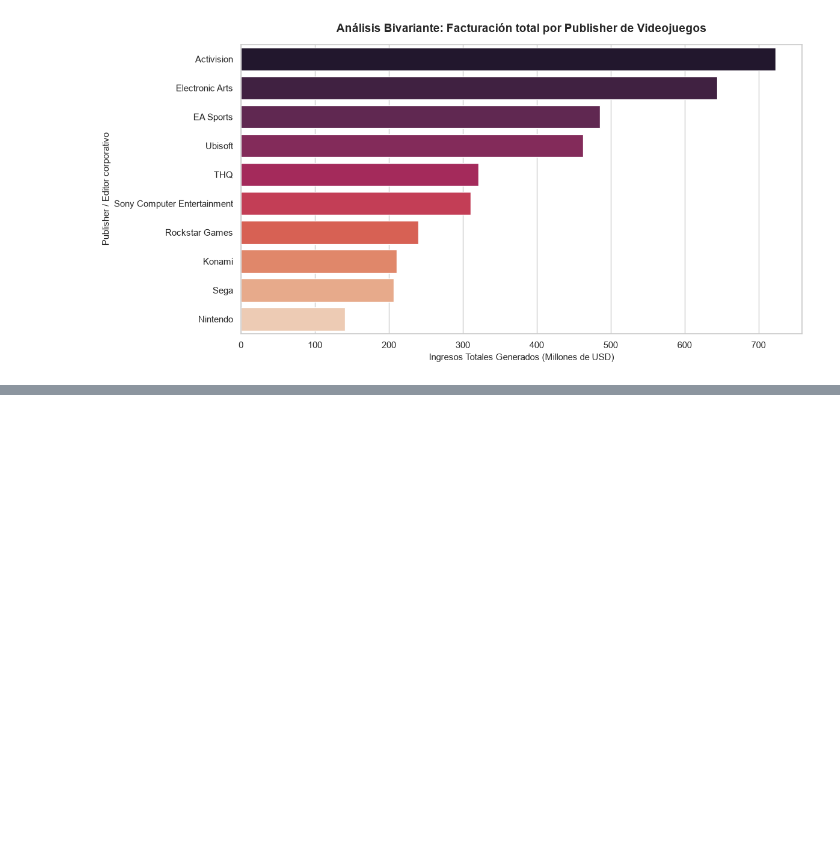
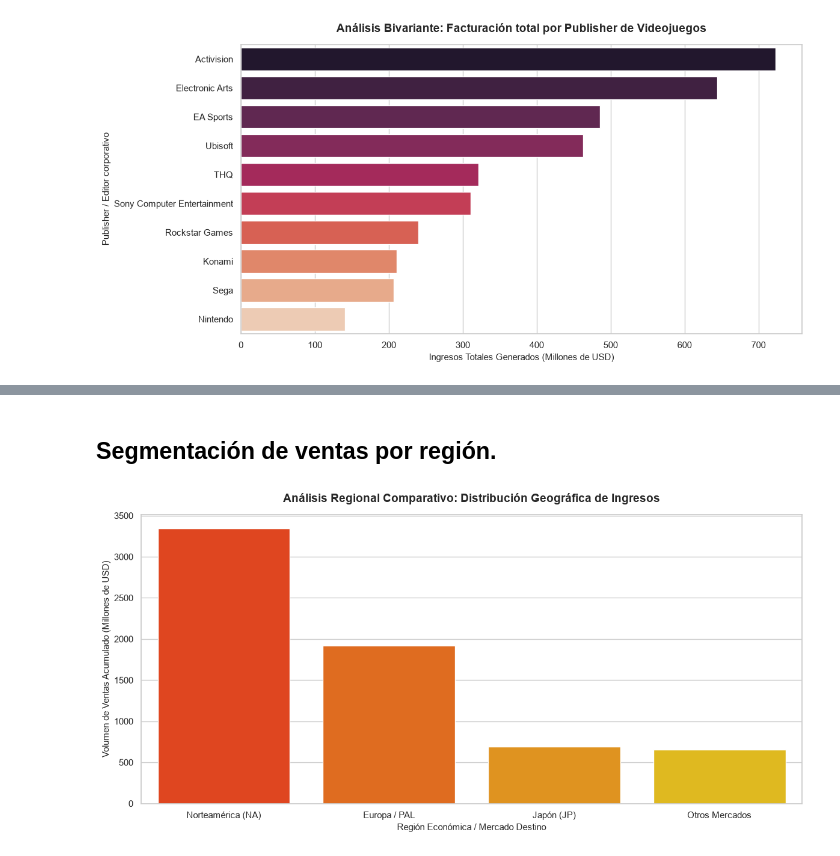
Before and after one commit to alvarodc093-pixel/Eda-Games, a Jupyter notebook: Notebook/Preprocesamiento.ipynb, the cells around one changed output, grey strips where cells are left out. Drawn from its saved outputs; the diff is of its cells as text; code cells hidden in the pictures; blank space fills up the shorter version.

```diff
--- a/Notebook/Preprocesamiento.ipynb
+++ b/Notebook/Preprocesamiento.ipynb
@@ -437,0 +539,38 @@ plt.show()
+# %% [markdown]
+## Segmentación de ventas por región.
+# %%
+plt.figure(figsize=(12, 6))
+
+# Cruza múltiples variables geográficas contra el volumen total de ingresos
+regiones = {
+    "Norteamérica (NA)": df["na_sales"].sum(),
+    "Europa / PAL": df["pal_sales"].sum(),
+    "Japón (JP)": df["jp_sales"].sum(),
+    "Otros Mercados": df["other_sales"].sum(),
+}
+
+df_regiones = pd.DataFrame(list(regiones.items()), columns=["Region", "Ventas"])
+df_regiones = df_regiones.sort_values(by="Ventas", ascending=False)
+
+sns.barplot(
+    data=df_regiones,
+    x="Region",
+    y="Ventas",
+    palette="autumn",
+    hue="Region",
+    legend=False,
+)
+
+plt.title(
+    "Análisis Regional Comparativo: Distribución Geográfica de Ingresos",
+    fontsize=14,
+    fontweight="bold",
+    pad=15,
+)
+plt.xlabel("Región Económica / Mercado Destino", fontsize=11)
+plt.ylabel("Volumen de Ventas Acumulado (Millones de USD)", fontsize=11)
+
+plt.tight_layout()
+plt.show()
+# %% [output]
+[figure, added]
```
Also changed, not shown: parts of 14 cells of this notebook.
